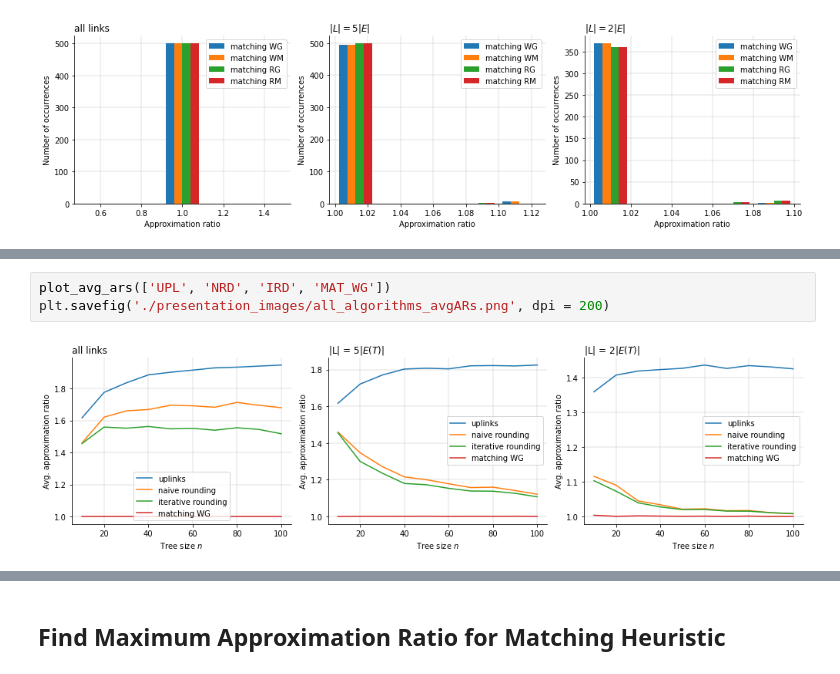
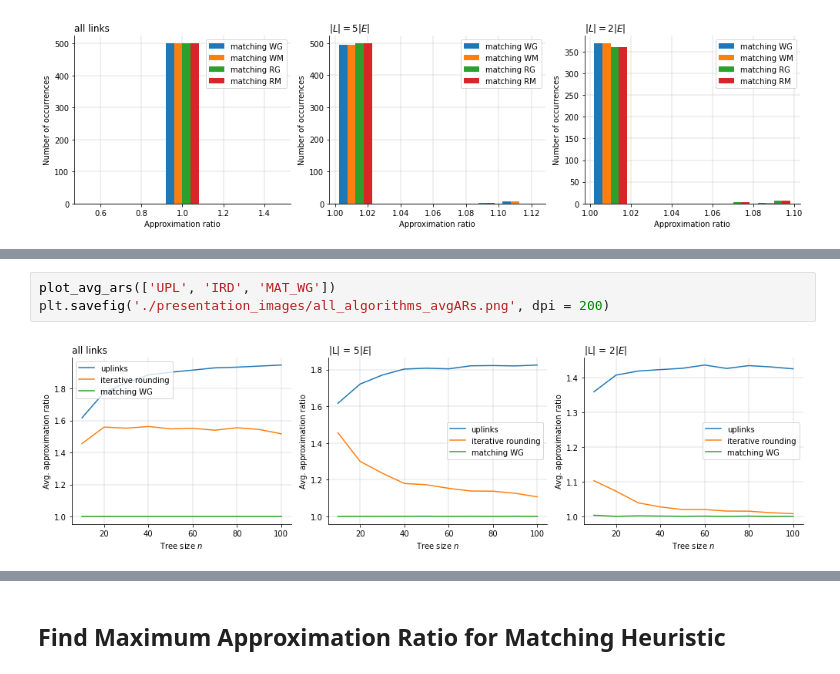
Before and after one commit to blnik/TreeAugmentation, a Jupyter notebook: numerical_simulations.ipynb, the cells around one changed output, grey strips where cells are left out. Saved outputs shown, nothing was run; the diff lists cells and outputs as text.

```diff
--- a/numerical_simulations.ipynb
+++ b/numerical_simulations.ipynb
@@ -77,5 +77,5 @@ plt.savefig('report_images/numerical_simulations/mat_maxARs.png', dpi = 200)
 # %%
-plot_avg_ars(['UPL', 'NRD', 'IRD', 'MAT_WG'])
+plot_avg_ars(['UPL', 'IRD', 'MAT_WG'])
 plt.savefig('./presentation_images/all_algorithms_avgARs.png', dpi = 200)
 # %% [output]
-[figure, old version]
+[figure, new version]
```
Also changed, not shown: parts of 6 cells of this notebook, 8 other files.
